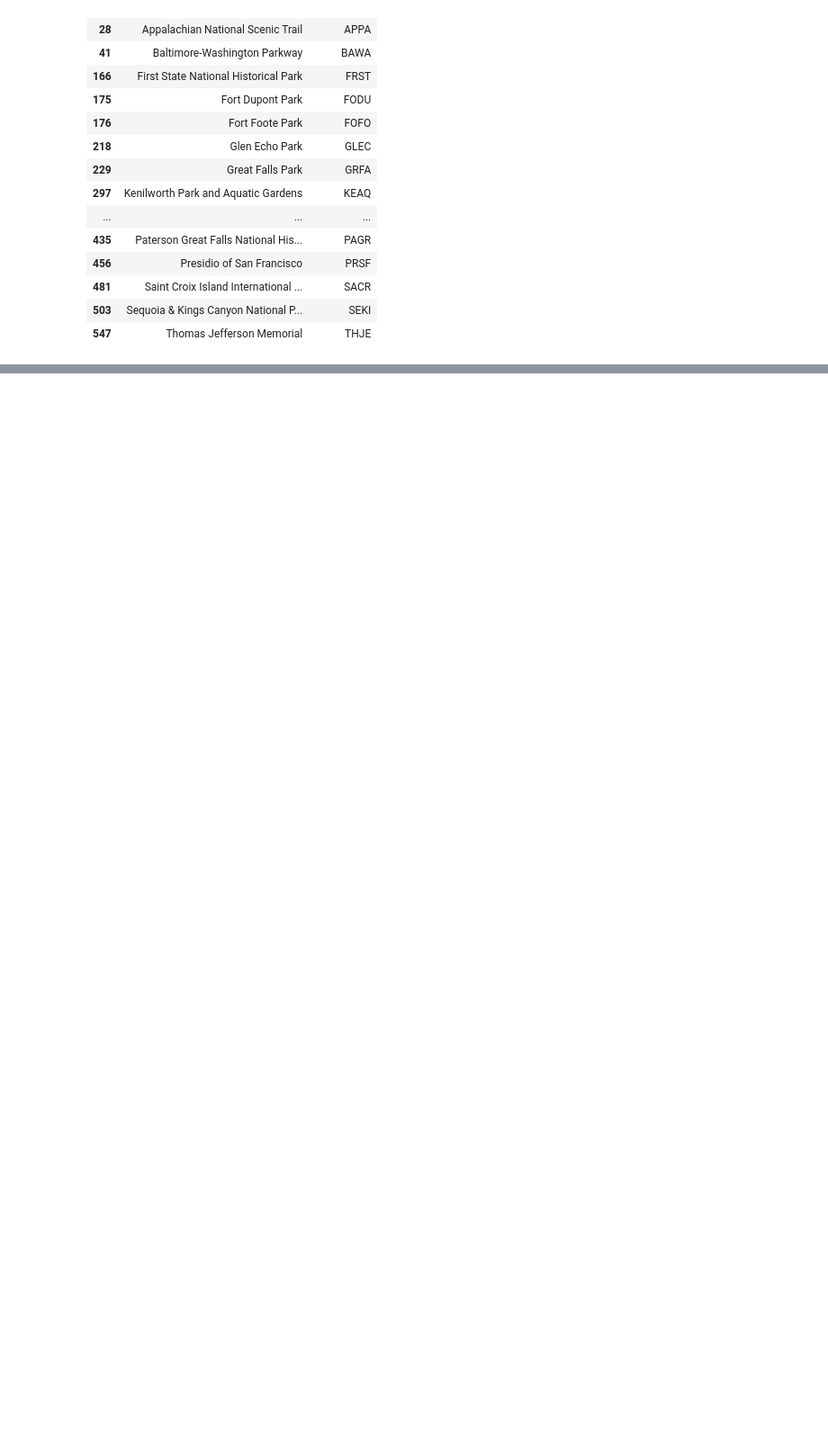
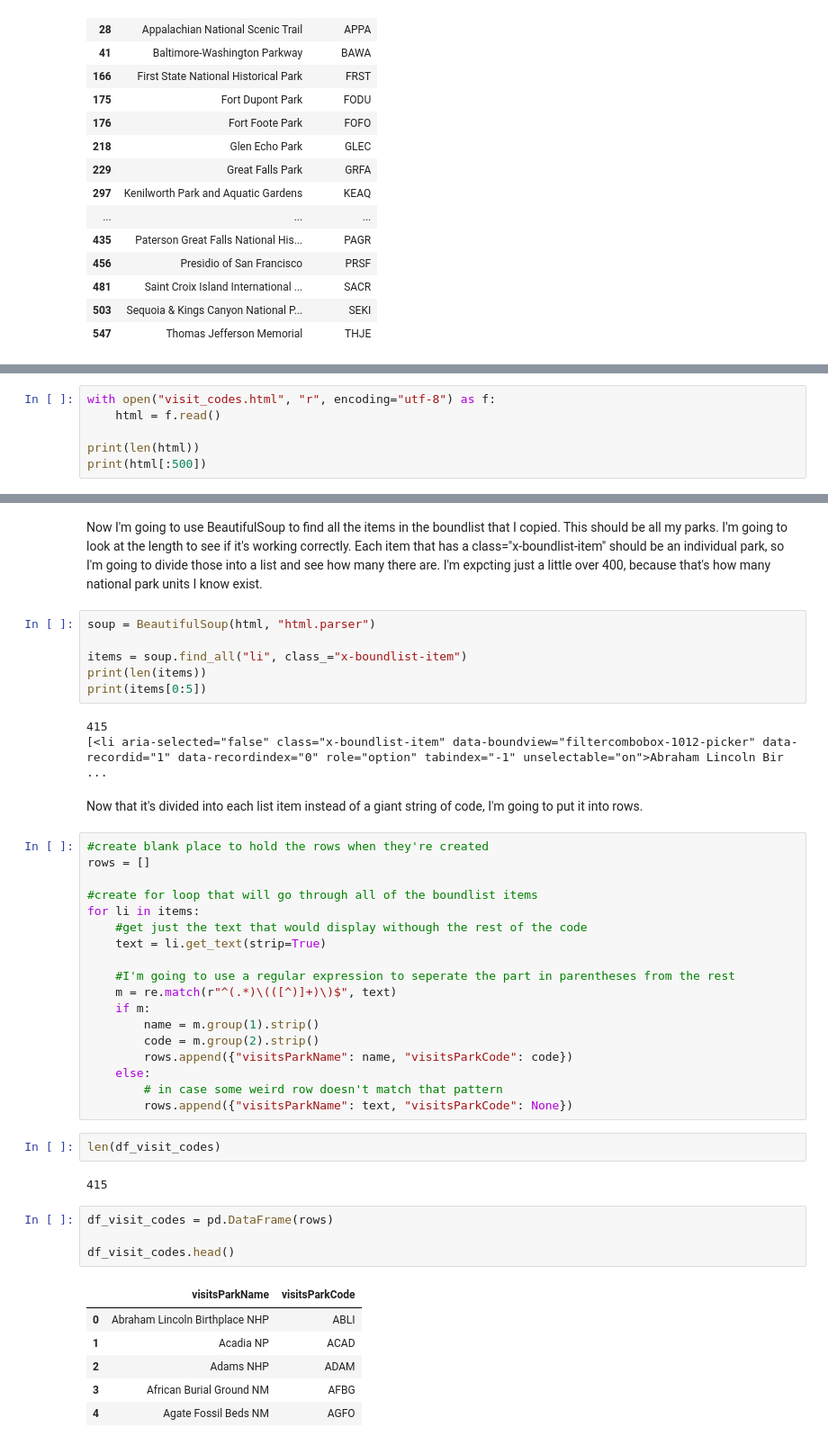
Before and after one commit to jeccalong/NPS_mini_project, a Jupyter notebook: Notebooks/NPS_mini_project.ipynb, the cells around one changed output, grey strips where cells are left out. Shown: that part at 90% size. Saved outputs shown, nothing was run; the diff lists cells and outputs as text; blank space fills up the shorter version.

Commit message:
Compiled list of park codes used by visitation statistics API

```diff
--- a/Notebooks/NPS_mini_project.ipynb
+++ b/Notebooks/NPS_mini_project.ipynb
@@ -1584,0 +1625,6 @@ These are only exact matches, and not the fields that say "See XXXX". I need to
+# %%
+with open("visit_codes.html", "r", encoding="utf-8") as f:
+    html = f.read()
+
+print(len(html))
+print(html[:500])
@@ -1584,0 +1634,46 @@ These are only exact matches, and not the fields that say "See XXXX". I need to
+# %% [markdown]
+Now I'm going to use BeautifulSoup to find all the items in the boundlist that I copied. This should be all my parks. I'm going to look at the length to see if it's working correctly. Each item that has a class="x-boundlist-item" should be an individual park, so I'm going to divide those into a list and see how many there are. I'm expcting just a little over 400, because that's how many national park units I know exist.
+# %%
+soup = BeautifulSoup(html, "html.parser")
+
+items = soup.find_all("li", class_="x-boundlist-item")
+print(len(items))
+print(items[0:5])
+# %% [output]
+415
+[<li aria-selected="false" class="x-boundlist-item" data-boundview="filtercombobox-1012-picker" data-recordid="1" data-recordindex="0" role="option" tabindex="-1" unselectable="on">Abraham Lincoln Bir ...
+# %% [markdown]
+Now that it's divided into each list item instead of a giant string of code, I'm going to put it into rows.
+# %%
+#create blank place to hold the rows when they're created
+rows = []
+
+#create for loop that will go through all of the boundlist items
+for li in items:
+    #get just the text that would display withough the rest of the code
+    text = li.get_text(strip=True)
+
+    #I'm going to use a regular expression to seperate the part in parentheses from the rest
+    m = re.match(r"^(.*)\(([^)]+)\)$", text)
+    if m:
+        name = m.group(1).strip()
+        code = m.group(2).strip()
+        rows.append({"visitsParkName": name, "visitsParkCode": code})
+    else:
+        # in case some weird row doesn't match that pattern
+        rows.append({"visitsParkName": text, "visitsParkCode": None})
+# %%
+len(df_visit_codes)
+# %% [output]
+415
+# %%
+df_visit_codes = pd.DataFrame(rows)
+
+df_visit_codes.head()
+# %% [output]
+|  | visitsParkName | visitsParkCode |
+| 0 | Abraham Lincoln Birthplace NHP | ABLI |
+| 1 | Acadia NP | ACAD |
+| 2 | Adams NHP | ADAM |
+| 3 | African Burial Ground NM | AFBG |
+| 4 | Agate Fossil Beds NM | AGFO |
```
Also changed, not shown: parts of 14 cells of this notebook, 4 other files.
